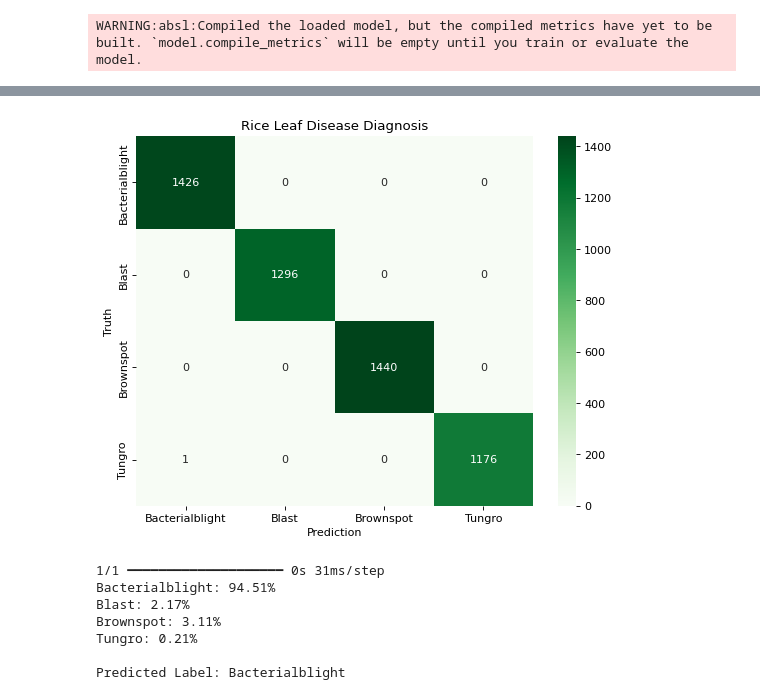
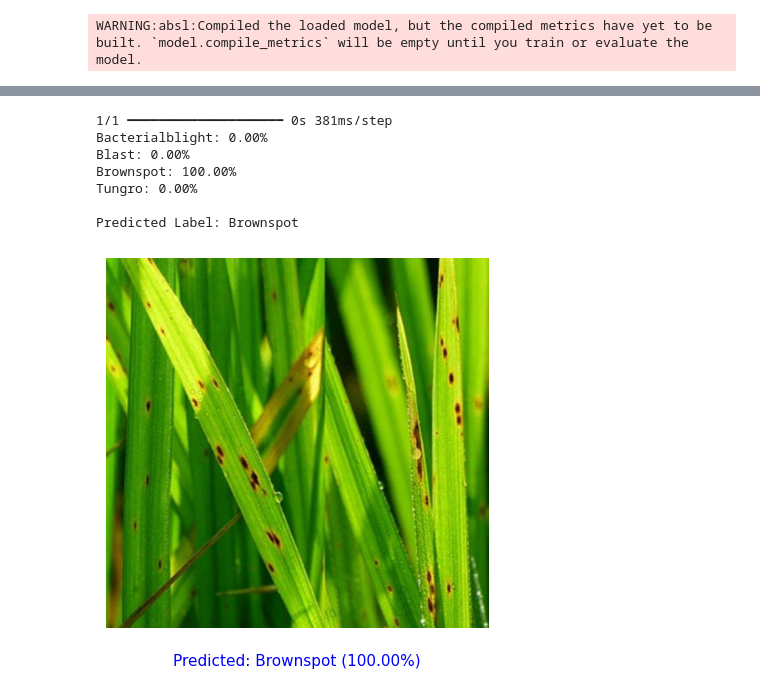
Before and after one commit to HowardPeter/Rice-Leaf-Disease-Diagnosis-CNN-Model, a Jupyter notebook: test_saved_model.ipynb, the cells around one changed output, grey strips where cells are left out. Saved outputs shown, nothing was run; the diff lists cells and outputs as text; code cells hidden in the pictures.

```diff
--- a/test_saved_model.ipynb
+++ b/test_saved_model.ipynb
@@ -73,12 +33,22 @@ def predict_single_image(model, img_path):
     probabilities = predictions[0]
 
     class_labels = ['Bacterialblight', 'Blast', 'Brownspot', 'Tungro']
-
     for label, prob in zip(class_labels, probabilities):
         print(f"{label}: {prob:.2%}")
 
     predicted_label = class_labels[np.argmax(probabilities)]
+    predicted_prob = probabilities[np.argmax(probabilities)]
     print(f"\nPredicted Label: {predicted_label}")
+
+    img = plt.imread(img_path)
+    plt.imshow(img)
+    plt.axis('off')
+    plt.text(
+        0.5, -0.1,
+        f"Predicted: {predicted_label} ({predicted_prob:.2%})",
+        fontsize=11, color="blue", ha='center', transform=plt.gca().transAxes
+    )
+    plt.show()
 # %%
 model = tf.keras.models.load_model('./Rice_leaf_disease_diagnosis (100%).h5')
 # %% [output]
@@ -117,26 +56,12 @@ Bacterialblight       1.00      1.00      1.00      1426
-# %%
-# Plot the confusion matrix to understand the classification in detail
-test_ls, pred_ls = test_images.classes,pred
-conf_arr = confusion_matrix(test_ls, pred_ls)
-
-plt.figure(figsize=(8, 6), dpi=80, facecolor='w', edgecolor='k')
-
-ax = sns.heatmap(conf_arr, cmap='Greens', annot=True, fmt='d', xticklabels=CLASSES, yticklabels=CLASSES)
-
-plt.title('Rice Leaf Disease Diagnosis')
-plt.xlabel('Prediction')
-plt.ylabel('Truth')
-plt.show(ax)
-# %% [output]
-[figure, removed]
 # %%
-img_path = Path("C:/Users/PC/Downloads/image (3).jpg")
+img_path = Path("C:/Users/PC/Downloads/Test rice leaf/bs3.jpg")
 predict_single_image(model, img_path)
 # %% [output]
-1/1 ━━━━━━━━━━━━━━━━━━━━ 0s 31ms/step
-Bacterialblight: 94.51%
-Blast: 2.17%
-Brownspot: 3.11%
-Tungro: 0.21%
+1/1 ━━━━━━━━━━━━━━━━━━━━ 0s 381ms/step
+Bacterialblight: 0.00%
+Blast: 0.00%
+Brownspot: 100.00%
+Tungro: 0.00%
 
-Predicted Label: Bacterialblight
+Predicted Label: Brownspot
+[figure, added]
```
Also changed, not shown: parts of 3 cells of this notebook, 1 other file.
